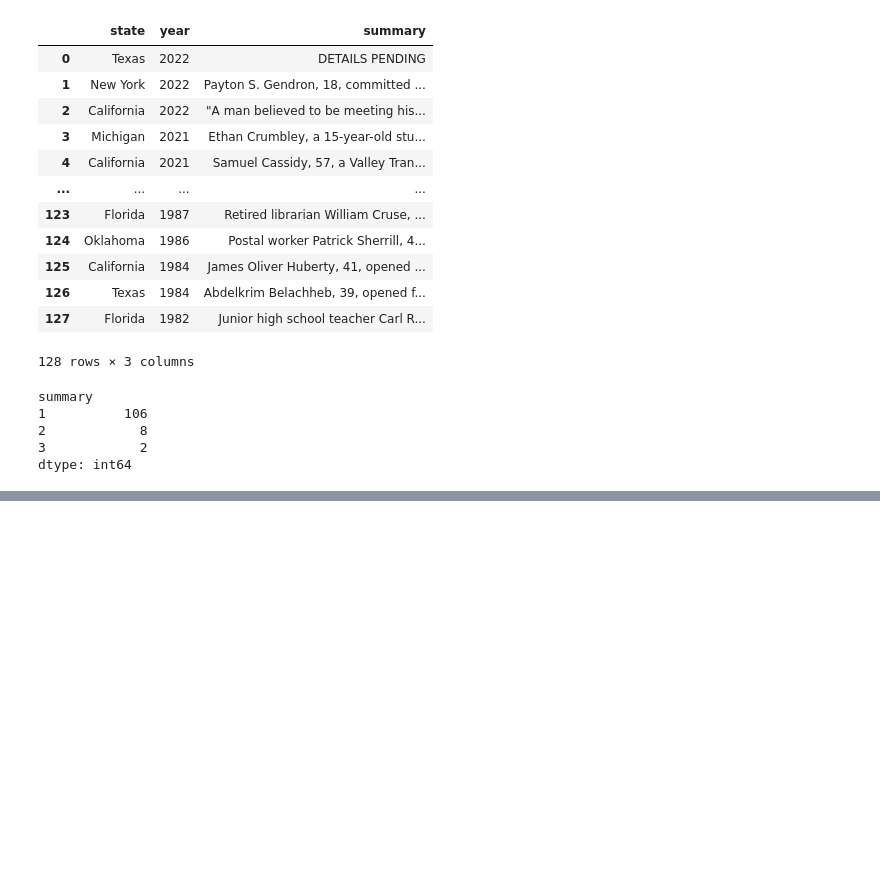
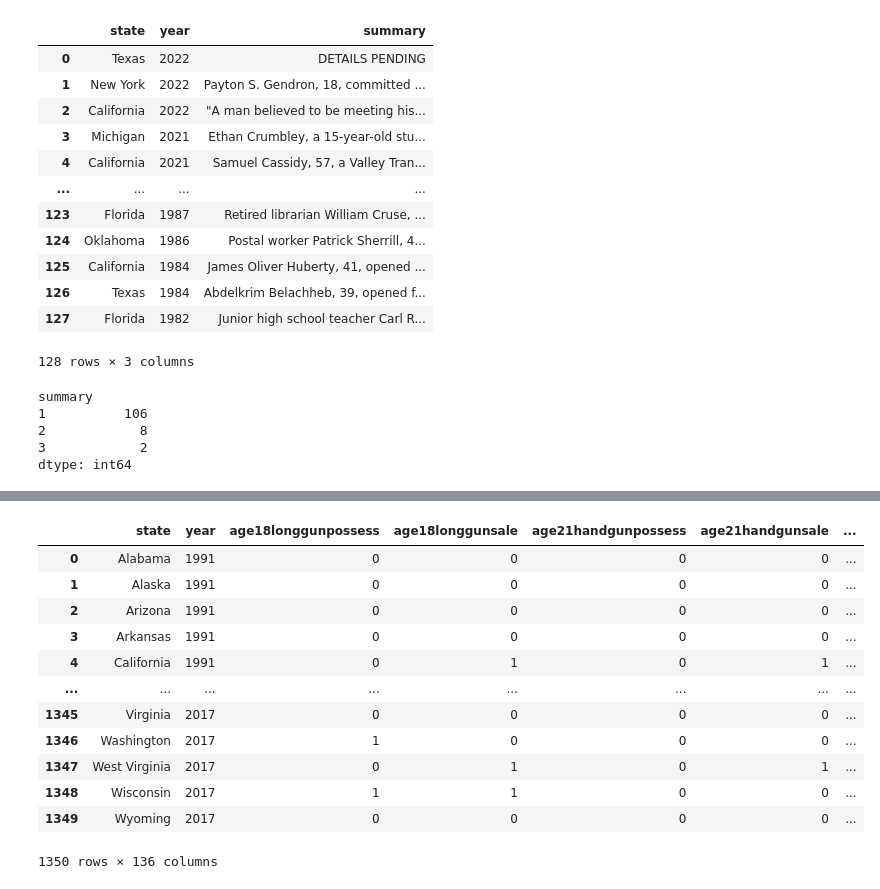
Before and after one commit to khobbs1948/Project-2-, a Jupyter notebook: mass_shooting_analysis.ipynb, the cells around one changed output, grey strips where cells are left out. Drawn from its saved outputs; the diff is of its cells as text; code cells hidden in the pictures; blank space fills up the shorter version.

```diff
--- a/mass_shooting_analysis.ipynb
+++ b/mass_shooting_analysis.ipynb
@@ -62,0 +70,18 @@ summary_ms.head()
+# %%
+csv_file = "gun_laws.csv"
+gun_laws_df = pd.read_csv(csv_file)
+gun_laws_df
+# %% [output]
+|  | state | year | age18longgunpossess | age18longgunsale | age21handgunpossess | age21handgunsale | ... |
+| 0 | Alabama | 1991 | 0 | 0 | 0 | 0 | ... |
+| 1 | Alaska | 1991 | 0 | 0 | 0 | 0 | ... |
+| 2 | Arizona | 1991 | 0 | 0 | 0 | 0 | ... |
+| 3 | Arkansas | 1991 | 0 | 0 | 0 | 0 | ... |
+| 4 | California | 1991 | 0 | 1 | 0 | 1 | ... |
+| ... | ... | ... | ... | ... | ... | ... | ... |
+| 1345 | Virginia | 2017 | 0 | 0 | 0 | 0 | ... |
+| 1346 | Washington | 2017 | 1 | 0 | 0 | 0 | ... |
+| 1347 | West Virginia | 2017 | 0 | 1 | 0 | 1 | ... |
+| 1348 | Wisconsin | 2017 | 1 | 1 | 0 | 0 | ... |
+| 1349 | Wyoming | 2017 | 0 | 0 | 0 | 0 | ... |
+1350 rows × 136 columns
```
Also changed, not shown: parts of 6 cells of this notebook.
